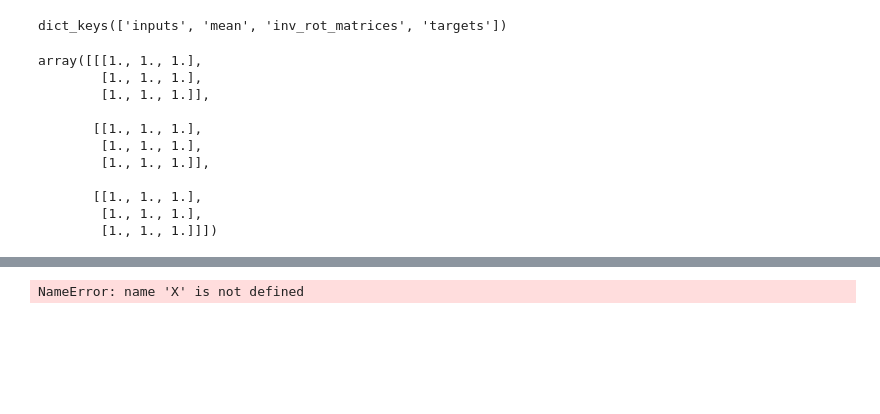
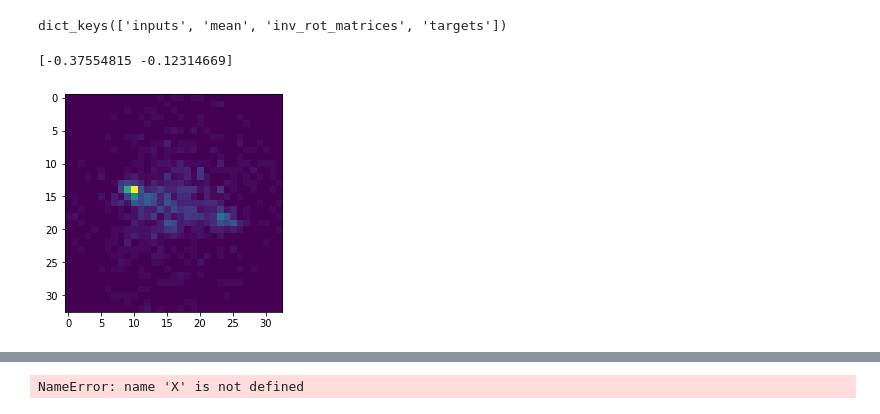
Before and after one commit to VoytechG/normals_HoughCNN, a Jupyter notebook: own/read.ipynb, the cells around one changed output, grey strips where cells are left out. Cells and saved outputs as stored; diff of their text form; code cells hidden in the pictures; blank space fills up the shorter version.

```diff
--- a/own/read.ipynb
+++ b/own/read.ipynb
@@ -65,19 +65,3 @@ dataset = pickle.load( open( os.path.join(dataset_directory, dataset_filename),
 dataset.keys()
 # %% [output]
 dict_keys(['inputs', 'mean', 'inv_rot_matrices', 'targets'])
-# %%
-I = dataset['inv_rot_matrices']
-I[0] = np.ones((3,3))
-I[0]
-# %% [output]
-array([[[1., 1., 1.],
-        [1., 1., 1.],
-        [1., 1., 1.]],
-
-       [[1., 1., 1.],
-        [1., 1., 1.],
-        [1., 1., 1.]],
-
-       [[1., 1., 1.],
-        [1., 1., 1.],
-        [1., 1., 1.]]])
@@ -84,5 +70,11 @@ array([[[1., 1., 1.],
 # %%
 X = dataset['inputs']
+# %%
+imshow(X[588,0])
+print(dataset['targets'][588])
+# %% [output]
+[-0.37554815 -0.12314669]
+[figure, added]
 # %%
 X.shape
 # %% [output]
```
Also changed, not shown: parts of 6 cells of this notebook, 3 other files.
